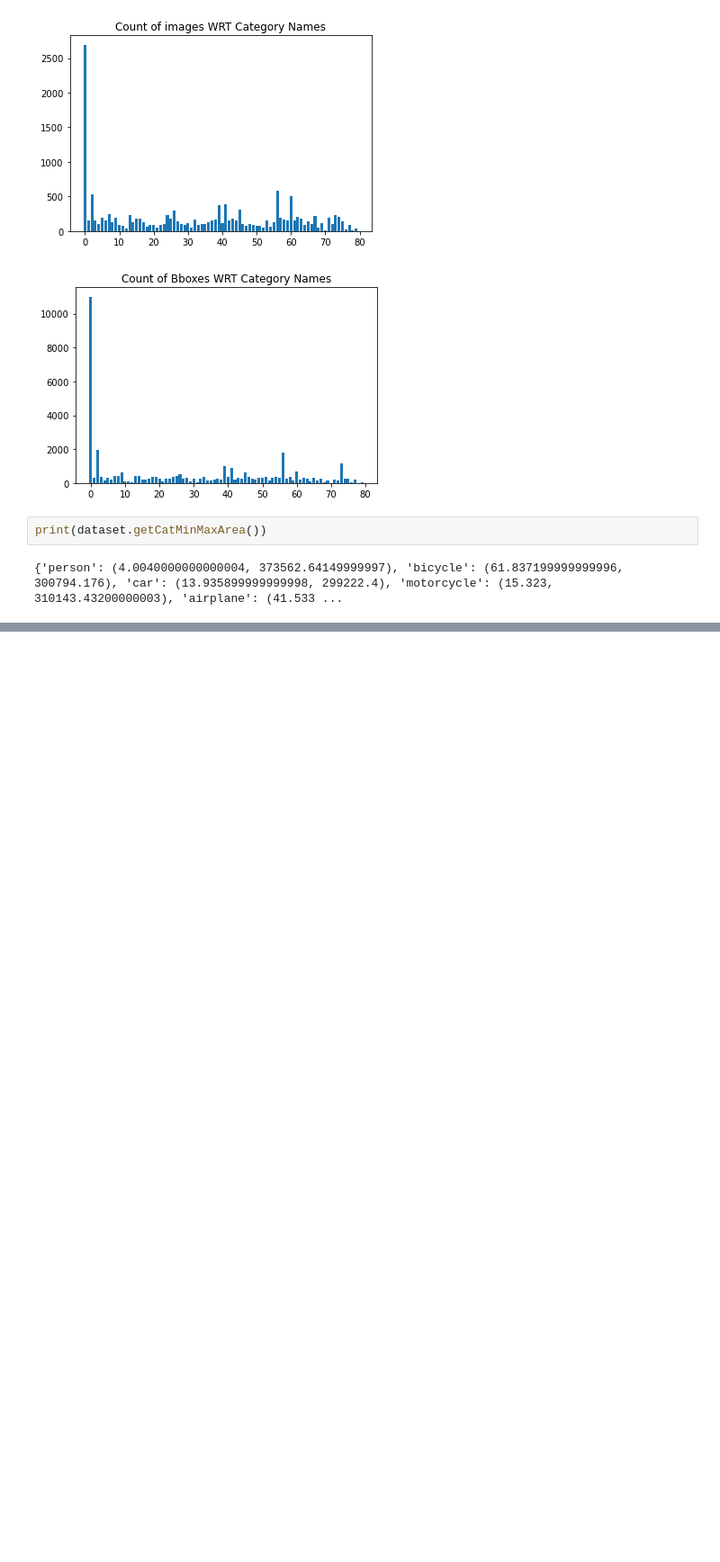
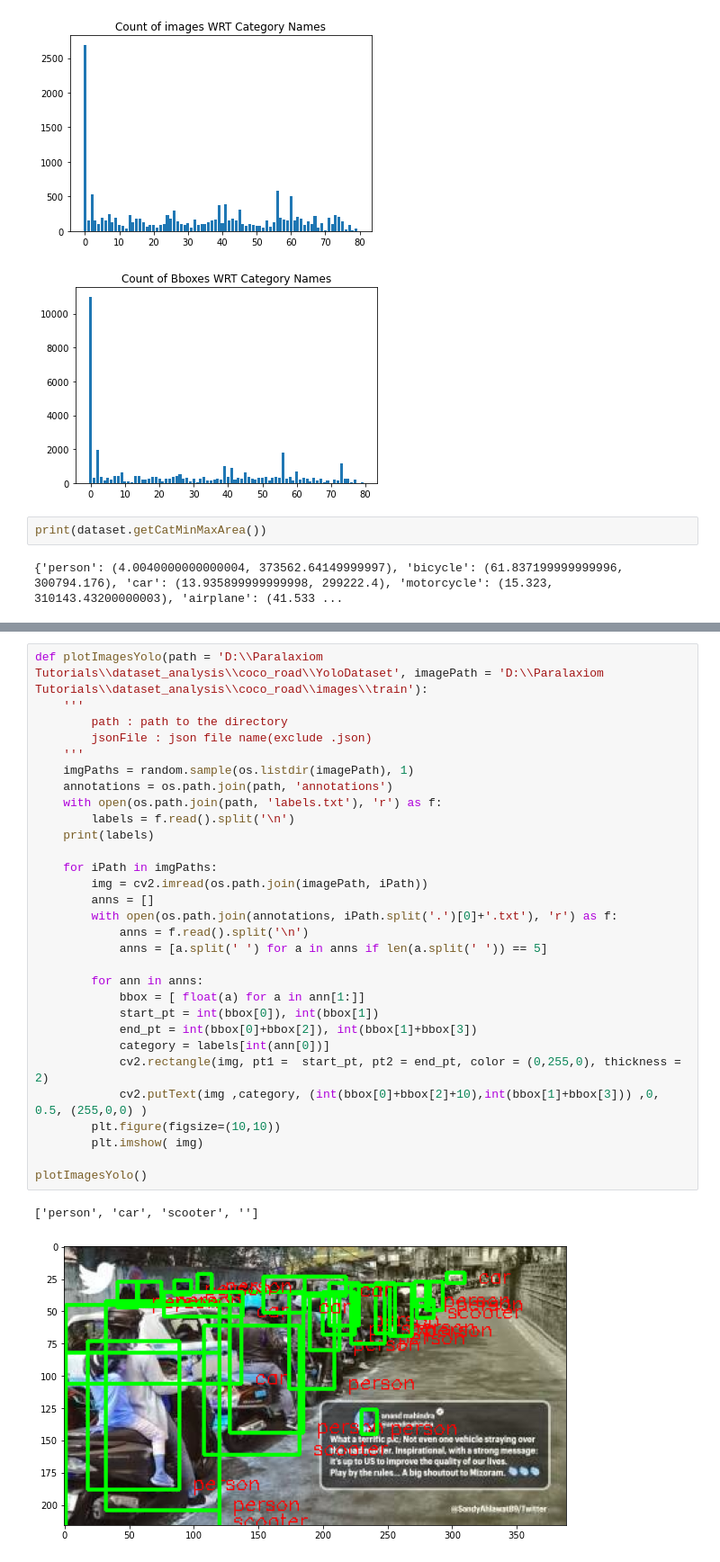
Before and after one commit to gaurav8341/dataset_analysis, a Jupyter notebook: DatasetAnalysis.ipynb, the cells around one changed output, grey strips where cells are left out. Shown at 90% size. Drawn from its saved outputs; the diff is of its cells as text; blank space fills up the shorter version.

```diff
--- a/DatasetAnalysis.ipynb
+++ b/DatasetAnalysis.ipynb
@@ -119,0 +225,33 @@ print(dataset.getCatMinMaxArea())
+# %%
+def plotImagesYolo(path = 'D:\\Paralaxiom Tutorials\\dataset_analysis\\coco_road\\YoloDataset', imagePath = 'D:\\Paralaxiom Tutorials\\dataset_analysis\\coco_road\\images\\train'):
+    '''
+        path : path to the directory
+        jsonFile : json file name(exclude .json)
+    '''
+    imgPaths = random.sample(os.listdir(imagePath), 1)
+    annotations = os.path.join(path, 'annotations')
+    with open(os.path.join(path, 'labels.txt'), 'r') as f:
+        labels = f.read().split('\n')
+    print(labels)
+
+    for iPath in imgPaths:
+        img = cv2.imread(os.path.join(imagePath, iPath))
+        anns = []
+        with open(os.path.join(annotations, iPath.split('.')[0]+'.txt'), 'r') as f:
+            anns = f.read().split('\n')
+            anns = [a.split(' ') for a in anns if len(a.split(' ')) == 5]
+
+        for ann in anns:
+            bbox = [ float(a) for a in ann[1:]]
+            start_pt = int(bbox[0]), int(bbox[1])
+            end_pt = int(bbox[0]+bbox[2]), int(bbox[1]+bbox[3])
+            category = labels[int(ann[0])]
+            cv2.rectangle(img, pt1 =  start_pt, pt2 = end_pt, color = (0,255,0), thickness = 2)
+            cv2.putText(img ,category, (int(bbox[0]+bbox[2]+10),int(bbox[1]+bbox[3])) ,0, 0.5, (255,0,0) )
+        plt.figure(figsize=(10,10))
+        plt.imshow( img)
+
+plotImagesYolo()
+# %% [output]
+['person', 'car', 'scooter', '']
+[figure, added]
```
Also changed, not shown: parts of 17 cells of this notebook, 6 other files.
